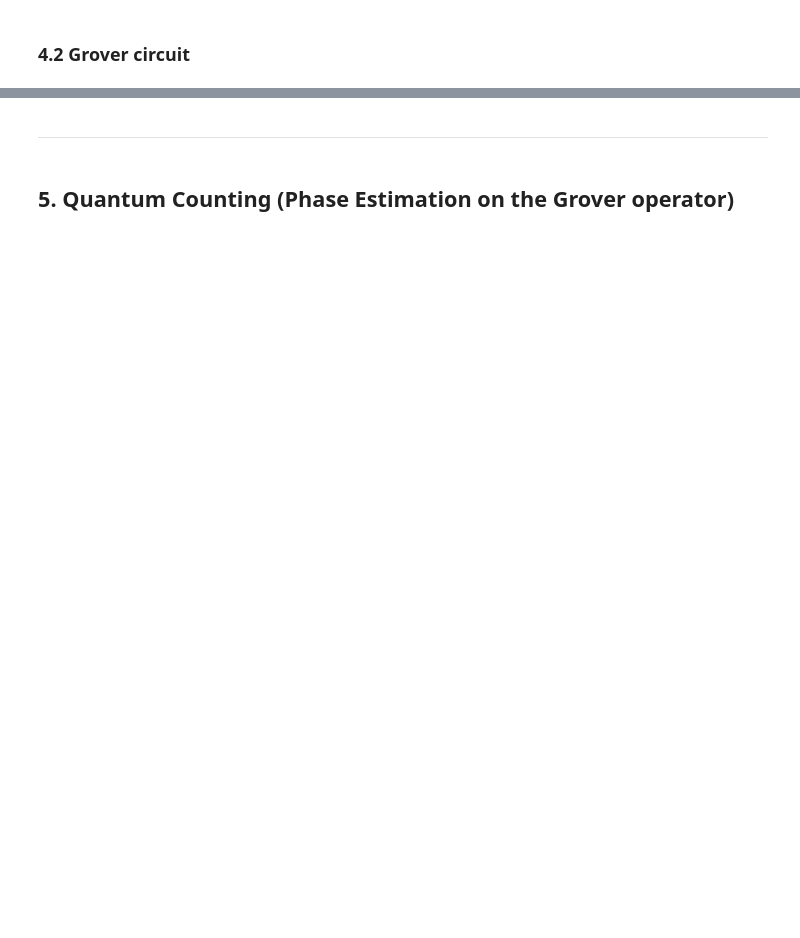
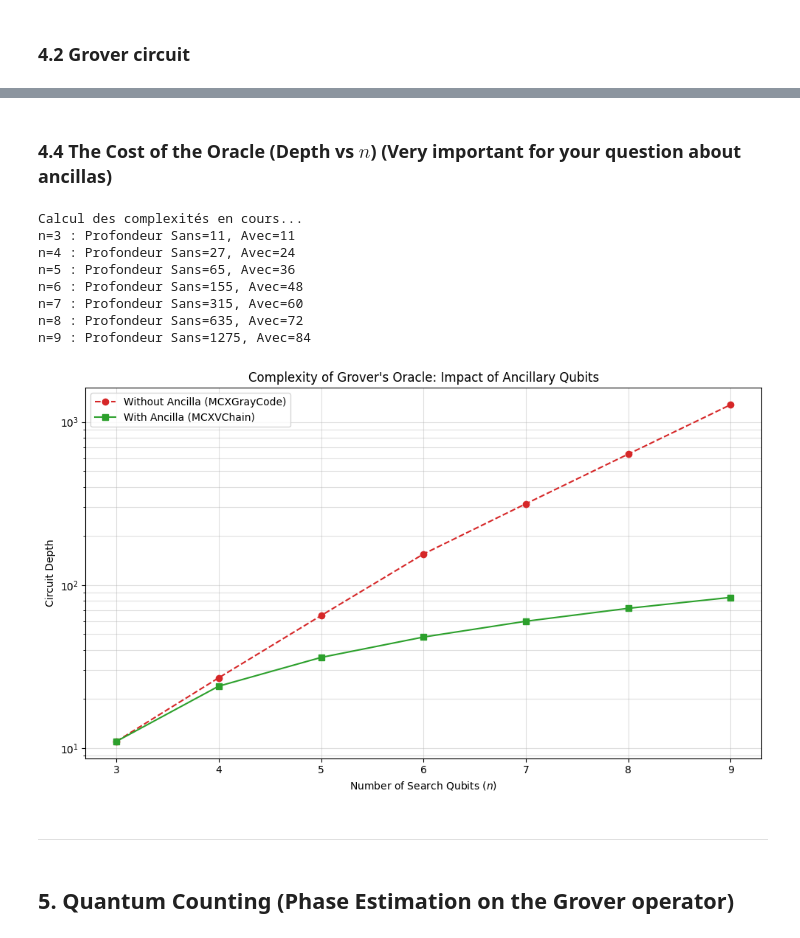
Before and after one commit to victor-pcll/Grover-s-Search, a Jupyter notebook: notebook.ipynb, the cells around one changed output, grey strips where cells are left out. Saved outputs shown, nothing was run; the diff lists cells and outputs as text; code cells hidden in the pictures; blank space fills up the shorter version.

```diff
--- a/notebook.ipynb
+++ b/notebook.ipynb
@@ -141,3 +203,61 @@ plt.show()
+# %% [markdown]
+### 4.4 The Cost of the Oracle (Depth vs $n$) **(Very important for your question about ancillas)**
+# %%
+# --- GÉNÉRATION DES DONNÉES ---
+n_values = range(3, 10)
+
+depths_no_ancilla = []
+depths_with_ancilla = []
+
+print("Calcul des complexités en cours...")
+
+for n_it in n_values:
+    # 1. Sans Ancilla
+    try:
+        d_no = get_oracle_complexity(n_it, method='noancilla')
+        depths_no_ancilla.append(d_no)
+    except Exception as e:
+        print(f"Erreur n={n_it} (NoAncilla): {e}")
+        depths_no_ancilla.append(None)
+
+    # 2. Avec Ancilla
+    try:
+        d_yes = get_oracle_complexity(n_it, method='ancilla')
+        depths_with_ancilla.append(d_yes)
+    except Exception as e:
+        print(f"Erreur n={n_it} (WithAncilla): {e}")
+        depths_with_ancilla.append(None)
+
+    print(f"n={n_it} : Profondeur Sans={depths_no_ancilla[-1]}, Avec={depths_with_ancilla[-1]}")
+
+# --- PLOT ---
+plt.figure(figsize=(10, 6))
+
+# Filtrage des données valides
+valid_n = list(n_values)
+
+plt.plot(valid_n, depths_no_ancilla, 'o--', color='tab:red', label='Without Ancilla (MCXGrayCode)')
+plt.plot(valid_n, depths_with_ancilla, 's-', color='tab:green', label='With Ancilla (MCXVChain)')
+
+plt.yscale('log') # Échelle Log pour bien voir la différence d'ordre de grandeur
+plt.xlabel('Number of Search Qubits ($n$)')
+plt.ylabel('Circuit Depth')
+plt.title('Complexity of Grover\'s Oracle: Impact of Ancillary Qubits')
+plt.grid(True, which="both", ls="-", alpha=0.4)
+plt.legend()
+
+plt.tight_layout()
+plt.show()
+# %% [output]
+Calcul des complexités en cours...
+n=3 : Profondeur Sans=11, Avec=11
+n=4 : Profondeur Sans=27, Avec=24
+n=5 : Profondeur Sans=65, Avec=36
+n=6 : Profondeur Sans=155, Avec=48
+n=7 : Profondeur Sans=315, Avec=60
+n=8 : Profondeur Sans=635, Avec=72
+n=9 : Profondeur Sans=1275, Avec=84
+[figure, added]
 # %% [markdown]
 ---
 # %% [markdown]
```
Also changed, not shown: parts of 39 cells of this notebook, 9 other files.
